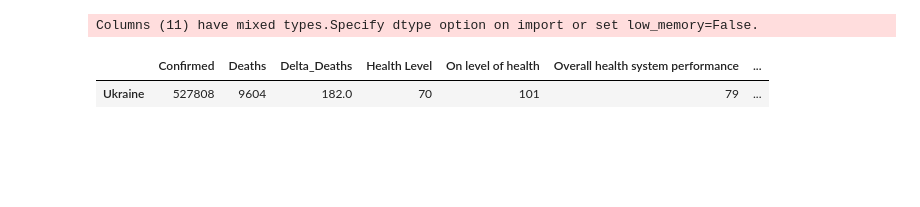
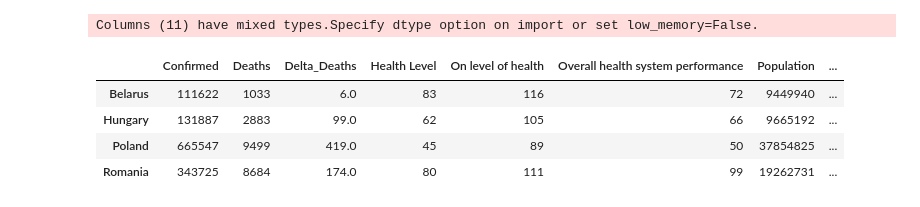
Before and after one commit to etcetera33/corona_falsification_detector, a Jupyter notebook: Main.ipynb, the cells around one changed output. Cells and saved outputs as stored; diff of their text form; code cells hidden in the pictures; blank space fills up the shorter version.

```diff
--- a/Main.ipynb
+++ b/Main.ipynb
@@ -49,7 +52,5 @@ european_countries_data = [
 european_countries_data = pd.DataFrame(european_countries_data)
 # %%
-input_country = "Ukraine"
-
 close_countries = european_countries_data[european_countries_data["Country"]==input_country]
 close_countries = np.array(close_countries["Close_Countries"])[0]
 
@@ -63,8 +64,6 @@ medical_rating = pd.read_csv("data/medical_system.csv")
 medical_rating = medical_rating.copy().drop(['Health Distribution','Overall goal attainment', 'Health expenditure per capita in international dollars'],axis =1)
 medical_rating.index = medical_rating["Country"]
 medical_rating = medical_rating.drop(['Country'], axis=1)
-# reversing medical coefficients
-#edical_rating["Health Level"] = (500-medical_rating["Health Level"])/100
 
 merged_data = pd.merge(close_countries_data, medical_rating, left_index=True, right_index=True)
 
@@ -75,43 +74,74 @@ population.index = population["Country"]
 population = population.drop(['Country'], axis=1)
 
 merged_data = pd.merge(merged_data, population, left_index=True, right_index=True)
 
 
 not_actual_population_countries_index = merged_data[(merged_data['Population'] > int(input_country_population * 3.5)) | (merged_data['Population'] < int(input_country_population * 0.2))].index
 
 merged_data.drop(not_actual_population_countries_index , inplace=True)
 
 #
-merged_data["coef"] = merged_data["Deaths"] /  ( merged_data["Confirmed"] * merged_data["Health Level"] )
+merged_data["coef"] = merged_data["Deaths"] /  ( merged_data["Confirmed"] * merged_data["Overall health system performance"])
 top_2_countries_by_health_level = merged_data.sort_values("Health Level").head(2)
 
 average_coef_by_most_healthy_counties = sum(top_2_countries_by_health_level["coef"]) / len(top_2_countries_by_health_level["coef"])
+
 max_coef = max(merged_data["coef"])
 min_coef = min(merged_data["coef"])
 
-merged_data["Most likely deaths"] = average_coef_by_most_healthy_counties * merged_data["Confirmed"] * merged_data["Health Level"]
+
+merged_data["Most likely deaths"] = average_coef_by_most_healthy_counties * merged_data["Confirmed"] * merged_data["Overall health system performance"]
+merged_data["Min deaths (best-case scenario)"] = average_coef_by_most_healthy_counties * merged_data["Confirmed"] * merged_data["Overall health system performance"]
+merged_data["Max deaths (Worst-case scenario)"] = max_coef * merged_data["Confirmed"] * merged_data["Overall health system performance"]
+
 merged_data["Falsification %"] = (1 - merged_data["Deaths"] / merged_data["Most likely deaths"]) * 100
-merged_data["Max deaths (Worst-case scenario)"] = max_coef * merged_data["Confirmed"] * merged_data["Health Level"]
-merged_data["Worst-case scenario falsification %"] = (1 - merged_data["Deaths"] / merged_data["Max deaths (Worst-case scenario)"]) * 100
+merged_data["best-case scenario falsification %"] = (1 - merged_data["Deaths"] / merged_data["Min deaths (best-case scenario)"]) * 100
+merged_data["worst-case scenario falsification %"] = (1 - merged_data["Deaths"] / merged_data["Max deaths (Worst-case scenario)"]) * 100
+
 
 # Just the country calculation
 input_country_data = df_covid19_cases_time[df_covid19_cases_time["Country_Region"] == input_country]
 
 input_country_data = input_country_data[input_country_data["Last_Update"] == yesterdays_date].copy().drop(['Last_Update', 'Recovered', 'Active', 'Delta_Confirmed', 'Delta_Recovered', 'Incident_Rate', 'People_Tested', 'People_Hospitalized', 'Province_State', 'FIPS', 'UID', 'iso3', 'Report_Date_String'], axis=1)
 input_country_data.index = input_country_data["Country_Region"]
 input_country_data = input_country_data.drop(['Country_Region'], axis=1)
 input_country_data = pd.merge(input_country_data, medical_rating, left_index=True, right_index=True)
 
-input_country_data
 
-#medical_rating
-input_country_data["Most likely deaths"] = average_coef_by_most_healthy_counties * input_country_data["Confirmed"] * input_country_data["Health Level"]
-input_country_data["Falsification %"] = (1 - input_country_data["Deaths"] / input_country_data["Most likely deaths"]) * 100
-input_country_data
+input_country_data["Most likely deaths"] = average_coef_by_most_healthy_counties * input_country_data["Confirmed"] * input_country_data["Overall health system performance"]
+input_country_data["Min deaths (best-case scenario)"] = min_coef * input_country_data["Confirmed"] * input_country_data["Overall health system performance"]
+input_country_data["Max deaths (Worst-case scenario)"] = max_coef * input_country_data["Confirmed"] * input_country_data["Overall health system performance"]
 
+# general falsification
+falsification = (1 - input_country_data["Deaths"] / input_country_data["Most likely deaths"]) * 100
 
-# add parts of the country confirmed / died
-# and than the average should be taken
+if (float (falsification) < 0):
+    falsification = 0
+
+if (float (falsification) > 100):
+    falsification = 100
+
+input_country_data["Falsification %"] = falsification
+
+# best case scenario falsification
+best_case_scenario_falsification = (1 - input_country_data["Deaths"] / input_country_data["Min deaths (best-case scenario)"]) * 100
+
+if (float (best_case_scenario_falsification) < 0):
+    best_case_scenario_falsification = 0
+
+input_country_data["best-case scenario falsification %"] = best_case_scenario_falsification
+
+# worst case scenario falsification
+worst_case_scenario_falsification = (1 - input_country_data["Deaths"] / input_country_data["Max deaths (Worst-case scenario)"]) * 100
+
+if (float (worst_case_scenario_falsification) > 100):
+    worst_case_scenario_falsification = 100
+
+input_country_data["worst-case scenario falsification %"] = worst_case_scenario_falsification
+merged_data
 # %% [output]
-|  | Confirmed | Deaths | Delta_Deaths | Health Level | On level of health | Overall health system performance | ... |
-| Ukraine | 527808 | 9604 | 182.0 | 70 | 101 | 79 | ... |
+|  | Confirmed | Deaths | Delta_Deaths | Health Level | On level of health | Overall health system performance | Population | ... |
+| Belarus | 111622 | 1033 | 6.0 | 83 | 116 | 72 | 9449940 | ... |
+| Hungary | 131887 | 2883 | 99.0 | 62 | 105 | 66 | 9665192 | ... |
+| Poland | 665547 | 9499 | 419.0 | 45 | 89 | 50 | 37854825 | ... |
+| Romania | 343725 | 8684 | 174.0 | 80 | 111 | 99 | 19262731 | ... |
```
Also changed, not shown: parts of 8 cells of this notebook.
